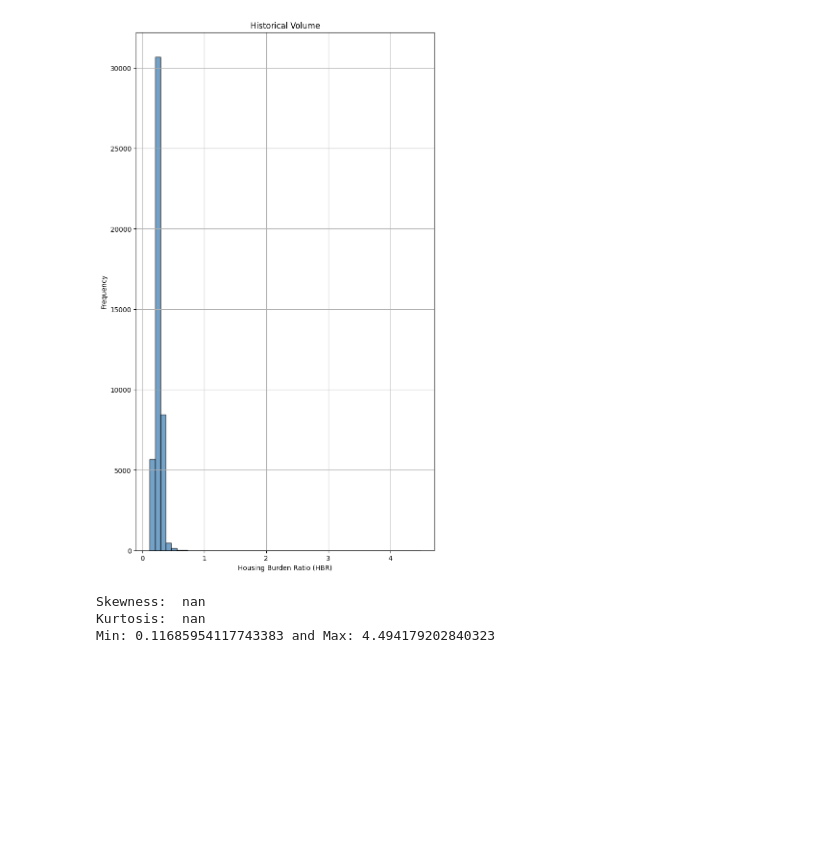
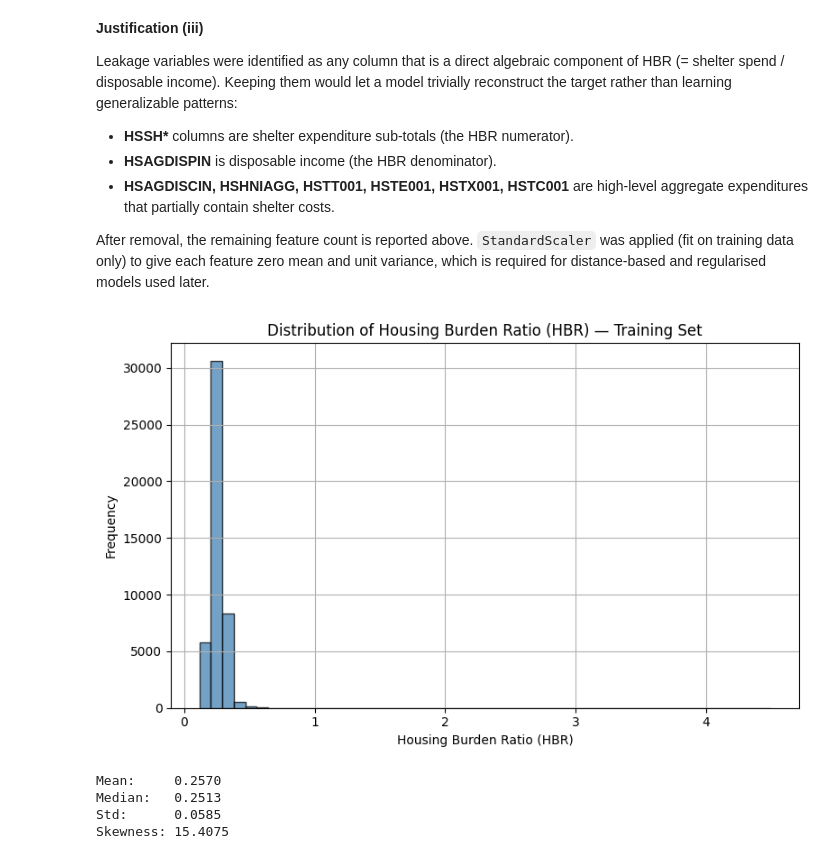
Before and after one commit to Astru5/DS3000, a Jupyter notebook: notebooks/unsupervised_learning.ipynb, the cells around one changed output. Saved outputs shown, nothing was run; the diff lists cells and outputs as text; code cells hidden in the pictures; blank space fills up the shorter version.

Commit message:
unsupervised learning and cleaned data prep

```diff
--- a/notebooks/unsupervised_learning.ipynb
+++ b/notebooks/unsupervised_learning.ipynb
@@ -15,17 +16,10 @@ from sklearn.preprocessing import StandardScaler
 # for saving data
 import pickle
 # %%
-# load data
+# load merged tableau
 
 with open('../data/processed/tableau.pkl', 'rb') as f:
-    data = pickle.load(f)
+    saved = pickle.load(f)
 
-X_train = data['X_train']
-X_test = data['X_test']
-X_train_scaled = data['X_train_scaled']
-X_test_scaled = data['X_test_scaled']
-y_train = data['y_train']
-y_test = data['y_test']
-scaler = data['scaler']
-imputer = data['imputer']
+data = saved['data']  # pandas DataFrame, all PRCDDA rows, leakage removed
 # %%
@@ -84,0 +67,12 @@ null values in test scaled: 0
+# %%
+# 2a) iv) Train-test split (80/20, random_state=42)
+
+X_train, X_test, y_train, y_test = train_test_split(
+    data.drop(columns=['HBR']),
+    data['HBR'],
+    test_size=0.2,
+    random_state=42
+)
+
+print(f"X_train: {X_train.shape}, X_test: {X_test.shape}")
+print(f"y_train: {y_train.shape}, y_test: {y_test.shape}")
@@ -97,17 +126,33 @@ X_test_scaled_df = pd.DataFrame(X_test_scaled, columns=X_test.columns)
+# %% [markdown]
+**Justification (iii)**
+
+Leakage variables were identified as any column that is a direct algebraic component of HBR (= shelter spend / disposable income). Keeping them would let a model trivially reconstruct the target rather than learning generalizable patterns:
+- **HSSH\*** columns are shelter expenditure sub-totals (the HBR numerator).
+- **HSAGDISPIN** is disposable income (the HBR denominator).
+- **HSAGDISCIN, HSHNIAGG, HSTT001, HSTE001, HSTX001, HSTC001** are high-level aggregate expenditures that partially contain shelter costs.
+
+After removal, the remaining feature count is reported above. `StandardScaler` was applied (fit on training data only) to give each feature zero mean and unit variance, which is required for distance-based and regularised models used later.
 # %%
-#2a) v)
-figure, axis = plt.subplots(figsize=(8,14))
-axis.hist(y_train, bins=50, edgecolor='black', alpha=0.75, color='steelblue')
-axis.set_title("Historical Volume")
+# 2a) v) Distribution of y
+from scipy import stats
+
+figure, axis = plt.subplots(figsize=(8, 5))
+axis.hist(y_train, bins=50, edgecolor="black", alpha=0.75, color="steelblue")
+axis.set_title("Distribution of Housing Burden Ratio (HBR) — Training Set")
 axis.set_xlabel("Housing Burden Ratio (HBR)")
 axis.set_ylabel("Frequency")
 axis.grid(True)
-
+plt.tight_layout()
 plt.show()
 
-print(f"Min: {y_train.min()} and Max: {y_train.max()}")
+skewness = stats.skew(y_train)
+print(f"Mean:     {y_train.mean():.4f}")
+print(f"Median:   {y_train.median():.4f}")
+print(f"Std:      {y_train.std():.4f}")
+print(f"Skewness: {skewness:.4f}")
 # %% [output]
-[figure, old version]
+[figure, new version]
-Skewness:  nan
-Kurtosis:  nan
-Min: 0.11685954117743383 and Max: 4.494179202840323
+Mean:     0.2570
+Median:   0.2513
+Std:      0.0585
+Skewness: 15.4075
```
Also changed, not shown: parts of 32 cells of this notebook, 1 other file.
